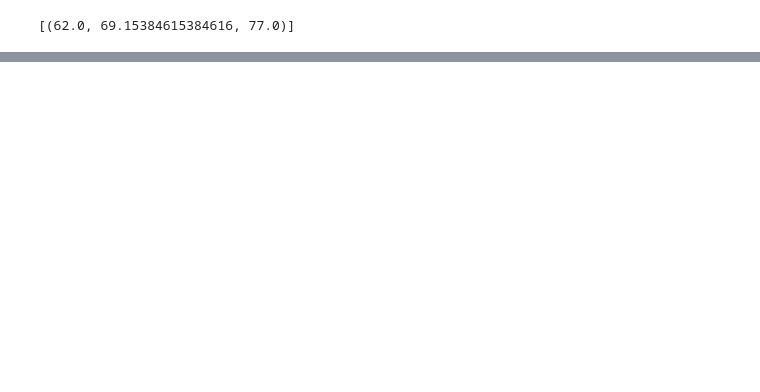
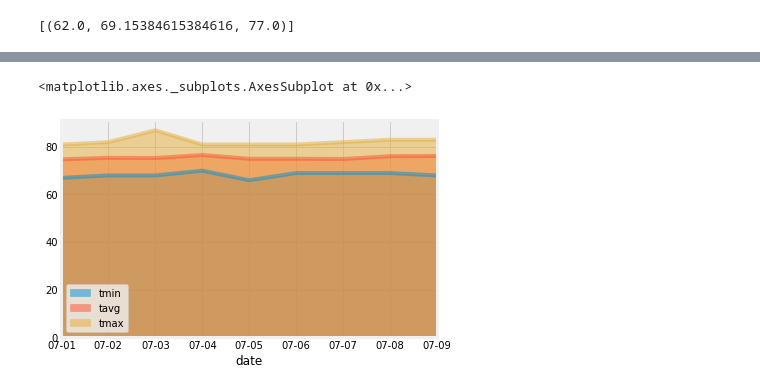
Before and after one commit to correenho/homework, a Jupyter notebook: 10_SQLAlchemy/climate_starter_XH.ipynb, the cells around one changed output, grey strips where cells are left out. Drawn from its saved outputs; the diff is of its cells as text; code cells hidden in the pictures; blank space fills up the shorter version.

```diff
--- a/10_SQLAlchemy/climate_starter_XH.ipynb
+++ b/10_SQLAlchemy/climate_starter_XH.ipynb
@@ -297,0 +369,4 @@ daily_normals("01-01")
+# %%
+# Loop through the list of %m-%d strings and calculate the normals for each date
+daily_normals_list=[daily_normals(date) for date in dates_stipped]
+daily_normals_list
@@ -297,0 +383,9 @@ daily_normals("01-01")
+# %%
+tmin_list=[]
+tavg_list=[]
+tmax_list=[]
+for x in range(0,len(daily_normals_list)):
+    (tmin,tavg,tmax)=daily_normals_list[x][0]
+    tmin_list.append(tmin)
+    tavg_list.append(tavg)
+    tmax_list.append(tmax)
@@ -297,0 +404,3 @@ daily_normals("01-01")
+# %%
+daily_normals_converted = [dates_stipped,tmin_list, tavg_list, tmax_list]
+daily_normals_converted
@@ -298,2 +428,6 @@ daily_normals("01-01")
 # %%
 # Load the previous query results into a Pandas DataFrame and add the `trip_dates` range as the `date` index
+trip_df_1=pd.DataFrame(daily_normals_converted,index=['date','tmin','tavg','tmax'])
+trip_df_1
+trip_df=pd.DataFrame.transpose(trip_df_1).set_index('date')
+trip_df
@@ -300,2 +446,6 @@ daily_normals("01-01")
 # %%
 # Plot the daily normals as an area plot with `stacked=False`
+trip_df.plot(kind='area',stacked=False,legend=True)
+# %% [output]
+<matplotlib.axes._subplots.AxesSubplot at 0x...>
+[figure, added]
```
Also changed, not shown: parts of 22 cells of this notebook, 1 other file.
